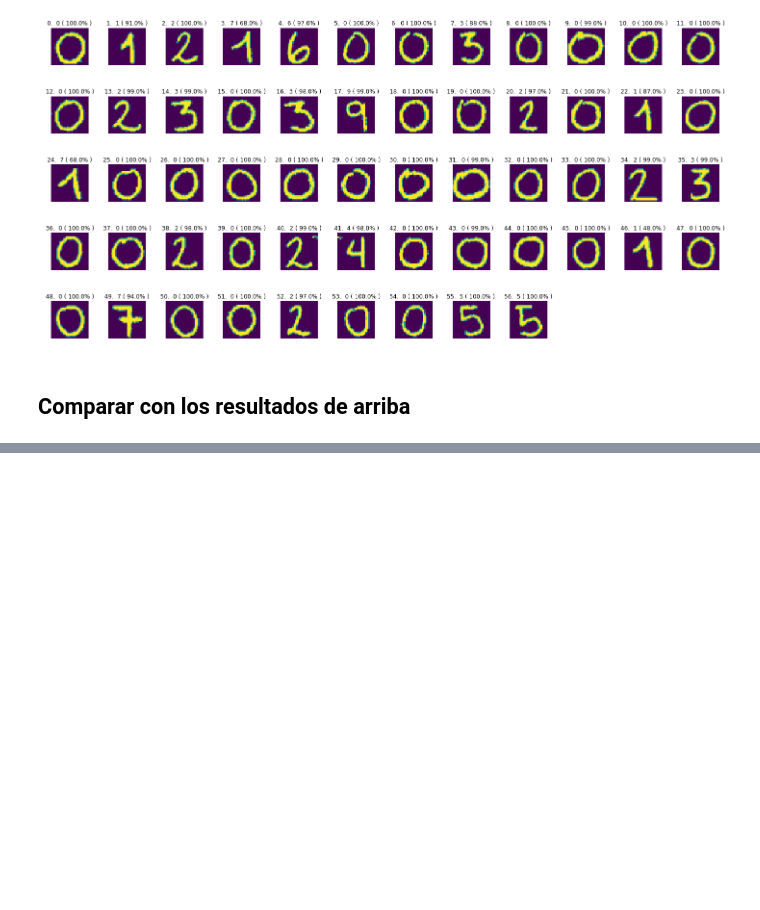
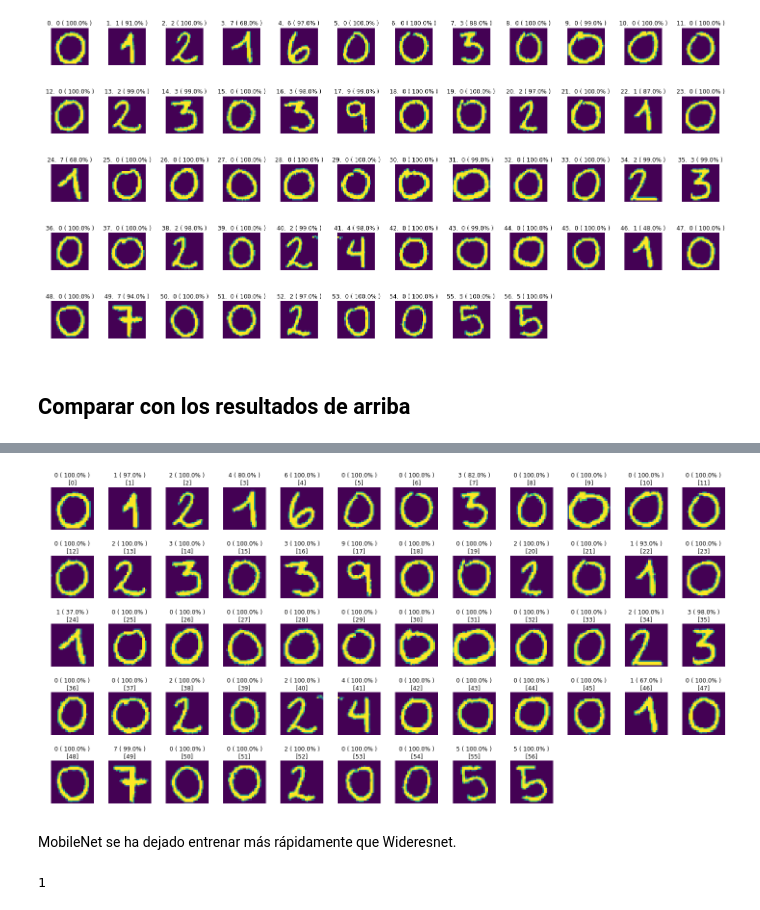
Before and after one commit to Guitlle/EleccionesGT2019, a Jupyter notebook: Leo-ML-Intro.ipynb, the cells around one changed output, grey strips where cells are left out. Saved outputs shown, nothing was run; the diff lists cells and outputs as text; code cells hidden in the pictures; blank space fills up the shorter version.

```diff
--- a/Leo-ML-Intro.ipynb
+++ b/Leo-ML-Intro.ipynb
@@ -640,0 +764,13 @@ model.save(PATH + model_name + "_ajustado_1" + '.h5')
+# %%
+# Intentando corregir malas clasificaciones:
+trainX = np.array([numeros[x][4].reshape(28,28,1) for x in [1,3,46,24,49,22]])
+trainY = np.array([ [0,1,0,0,0,0,0,0,0,0], [0,1,0,0,0,0,0,0,0,0], [0,1,0,0,0,0,0,0,0,0], [0,1,0,0,0,0,0,0,0,0], [0,0,0,0,0,0,0,1,0,0], [0,1,0,0,0,0,0,0,0,0] ])
+# %%
+%%time
+# Entrenar con casos nuevos
+randsel = np.random.randint(0,l[1][0].shape[0], 3000)
+valX = np.concatenate([l[1][0][ randsel,:,:], trainX])
+valY = np.concatenate([l[1][1][randsel,:], trainY])
+txX = np.concatenate([l[0][0][ randsel,:,:], trainX])
+txY = np.concatenate([l[0][1][randsel,:], trainY])
+model3.fit_generator( (txX, txY), (valX, valY), 5,50)
@@ -640,0 +790,34 @@ model.save(PATH + model_name + "_ajustado_1" + '.h5')
+# %%
+numerosMN = []
+for i,rect in enumerate(cleaned_rects):
+    # Make the rectangular region around the digit
+    leng = int(rect[3] * 1.2)
+    pt1 = int(rect[1] + rect[3] // 2 - leng // 2)
+    pt2 = int(rect[0] + rect[2] // 2 - leng // 2)
+    if pt1 < 0:
+        pt1=0
+    if pt2 < 0:
+        pt2=0
+    roi = im_th[pt1:pt1+leng, pt2:pt2+leng]
+
+    #Resize the image
+    roi = cv2.resize(roi, (28, 28), interpolation=cv2.INTER_AREA)
+    roi = cv2.dilate(roi, (3, 3))
+    roi = cv2.erode(roi, (6, 6))
+    roi = roi / 255
+
+    ext_digit = roi.reshape(1,28,28,1)
+    prediction= model3.predict(ext_digit, verbose = 0)
+    val = np.argmax(prediction[0])
+
+    numerosMN.append((pt1,pt2,val,prediction[0][val],roi))
+# %%
+mlp.rcParams["figure.figsize"] = (20,10)
+for i in range(0,len(numerosMN)):
+    plt.subplot(5, np.ceil(len(numerosMN)/5), i+1)
+    plt.imshow(numerosMN[i][4])
+    plt.axis("off")
+    plt.title("{} ( {}% )\n[{}]".format(numerosMN[i][2], np.round(numerosMN[i][3]*100), i ))
+plt.tight_layout()
+# %% [output]
+[figure, added]
@@ -640,0 +826,6 @@ model.save(PATH + model_name + "_ajustado_1" + '.h5')
+# %% [markdown]
+MobileNet se ha dejado entrenar más rápidamente que Wideresnet.
+# %%
+1
+# %% [output]
+1
```
Also changed, not shown: parts of 14 cells of this notebook, 1 other file.
